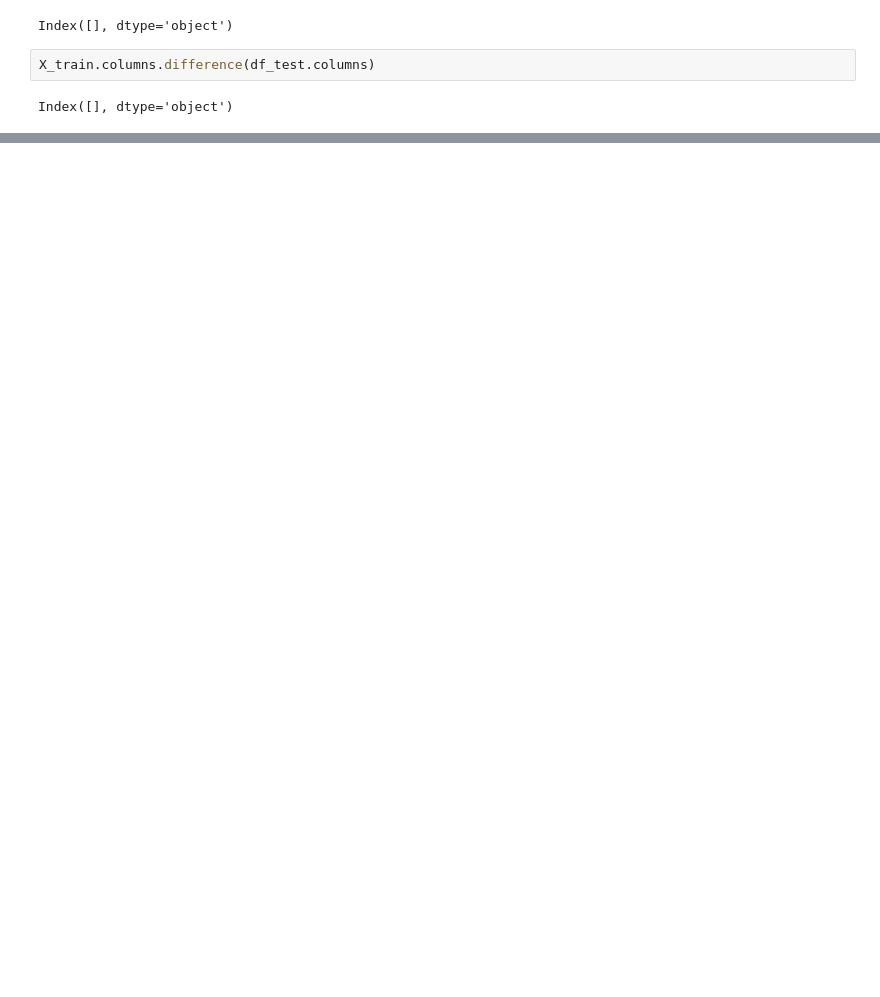
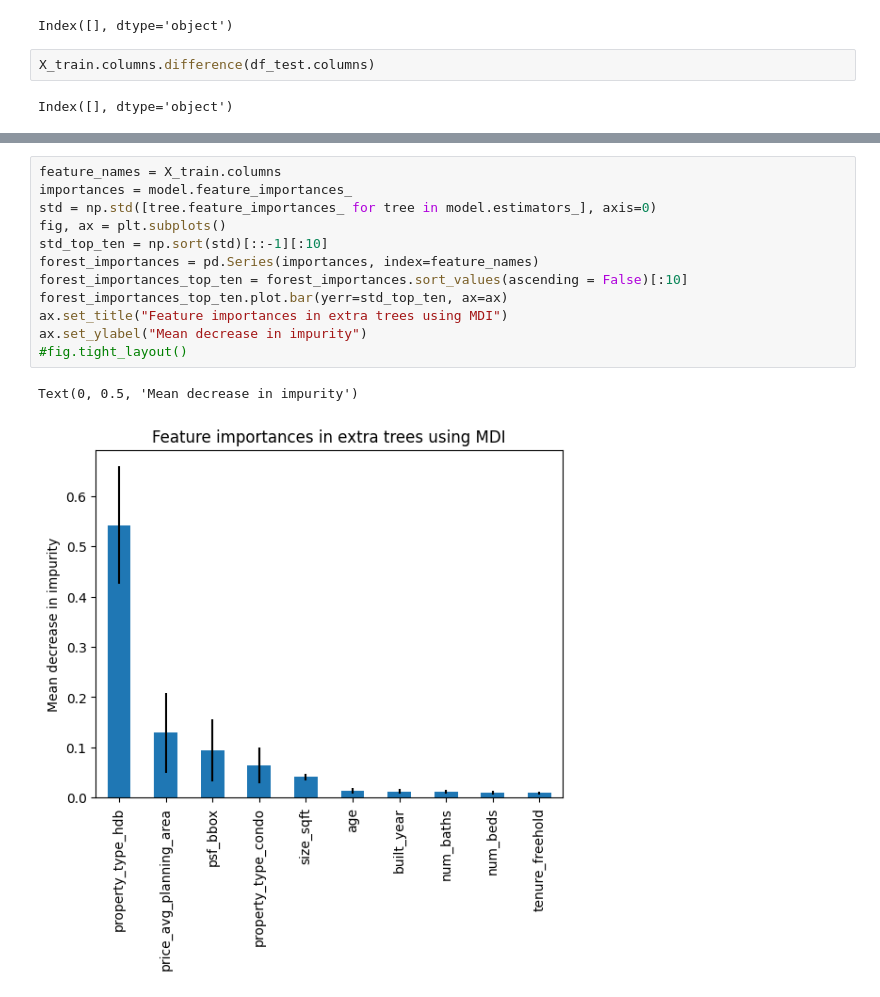
Before and after one commit to nish-d/ParanormalDistribution, a Jupyter notebook: notebooks/modelling_grdi_search_extra_trees.ipynb, the cells around one changed output, grey strips where cells are left out. Cells and saved outputs as stored; diff of their text form; blank space fills up the shorter version.

```diff
--- a/notebooks/modelling_grdi_search_extra_trees.ipynb
+++ b/notebooks/modelling_grdi_search_extra_trees.ipynb
@@ -91,0 +115,15 @@ Index([], dtype='object')
+# %%
+feature_names = X_train.columns
+importances = model.feature_importances_
+std = np.std([tree.feature_importances_ for tree in model.estimators_], axis=0)
+fig, ax = plt.subplots()
+std_top_ten = np.sort(std)[::-1][:10]
+forest_importances = pd.Series(importances, index=feature_names)
+forest_importances_top_ten = forest_importances.sort_values(ascending = False)[:10]
+forest_importances_top_ten.plot.bar(yerr=std_top_ten, ax=ax)
+ax.set_title("Feature importances in extra trees using MDI")
+ax.set_ylabel("Mean decrease in impurity")
+#fig.tight_layout()
+# %% [output]
+Text(0, 0.5, 'Mean decrease in impurity')
+[figure, added]
```
Also changed, not shown: parts of 14 cells of this notebook, 6 other files.
